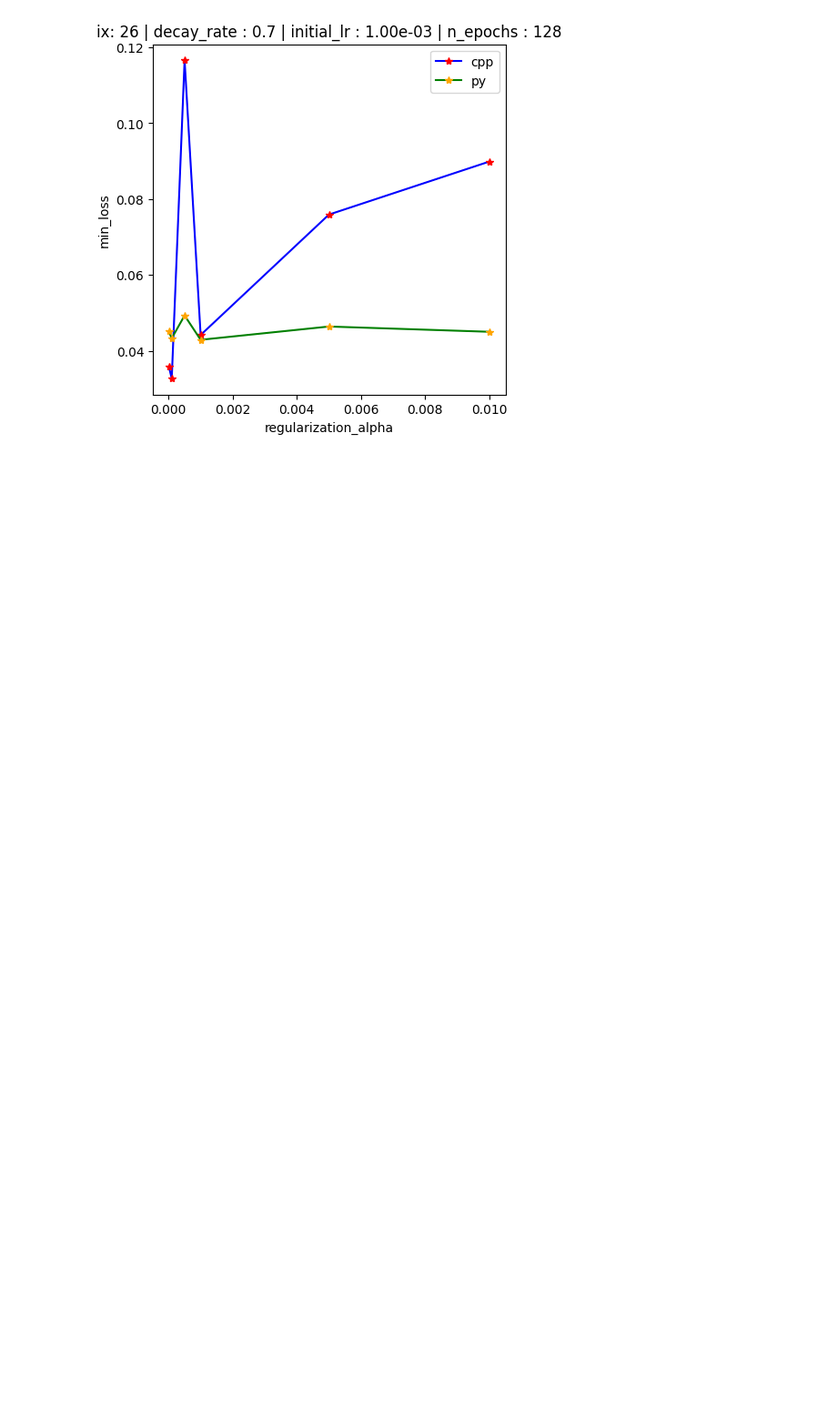
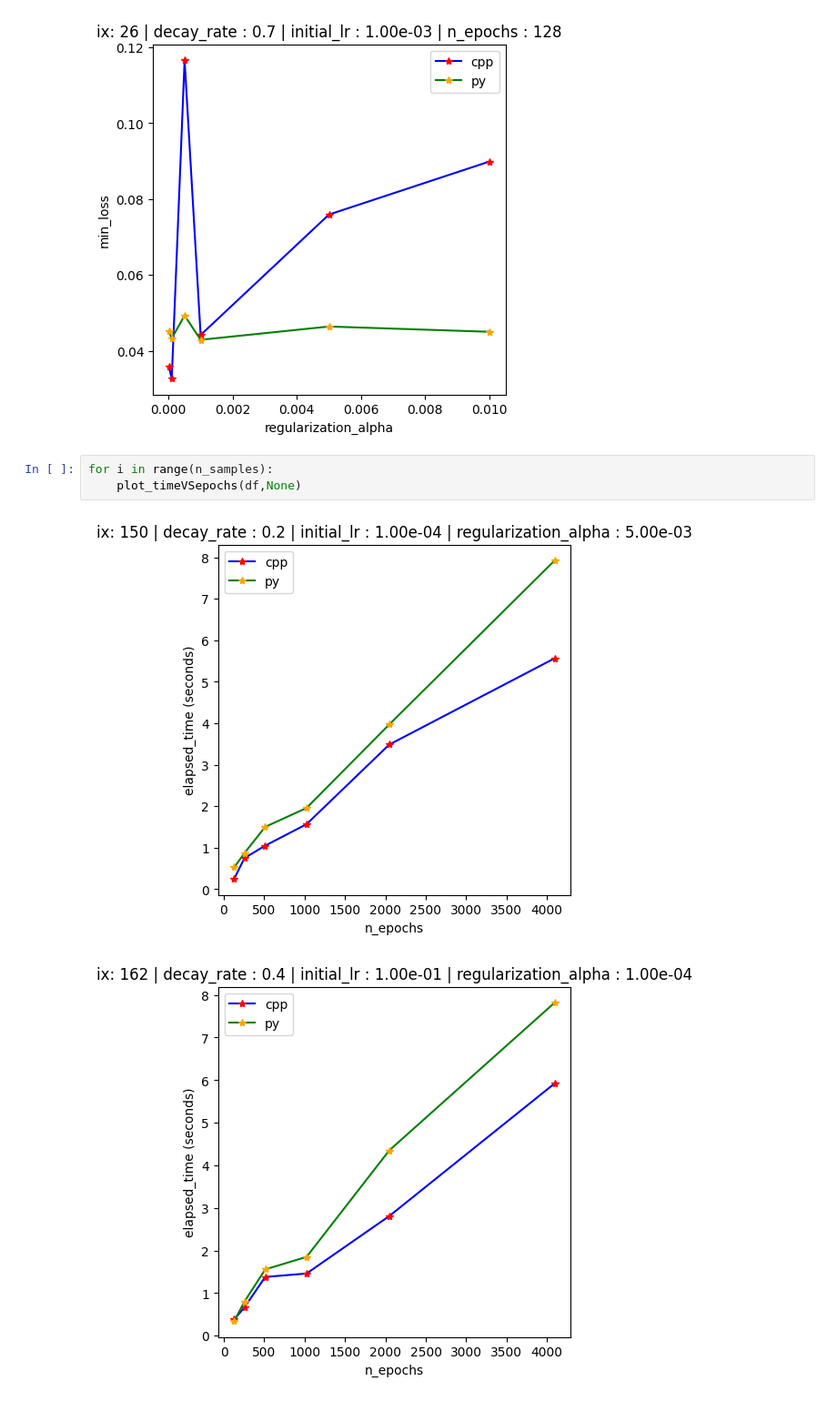
Before and after one commit to Lolikion228/CppLinReg, a Jupyter notebook: LinearRegression/res.ipynb, the cells around one changed output. Shown: that part at 91% size. Saved outputs shown, nothing was run; the diff lists cells and outputs as text; blank space fills up the shorter version.

```diff
--- a/LinearRegression/res.ipynb
+++ b/LinearRegression/res.ipynb
@@ -178,3 +258,9 @@ for i in range(n_samples):
 [figure]
 [figure]
 [figure]
+# %%
+for i in range(n_samples):
+    plot_timeVSepochs(df,None)
+# %% [output]
+[figure, added]
+[figure, added]
```
Also changed, not shown: parts of 8 cells of this notebook.
